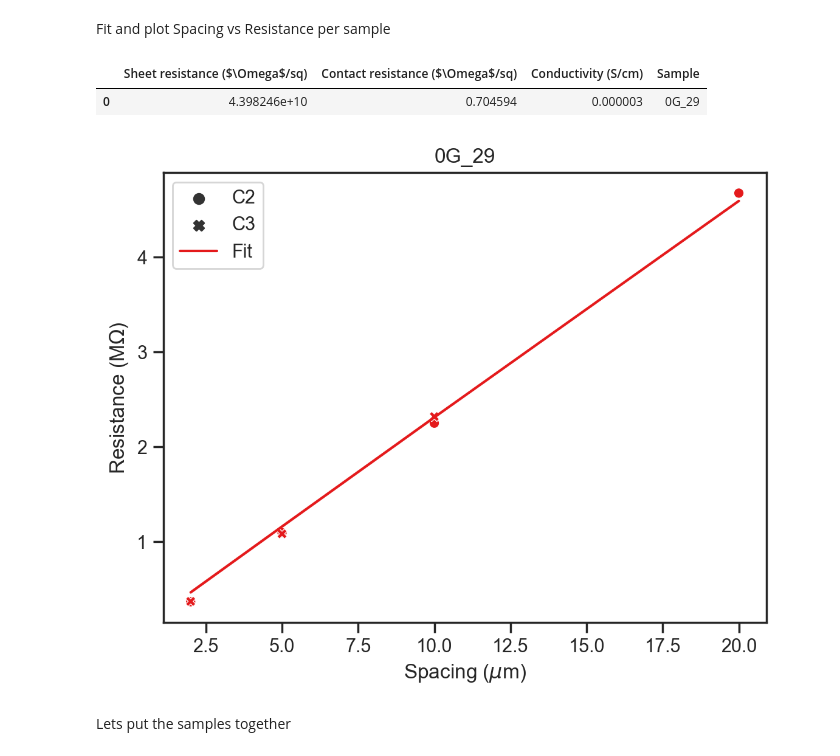
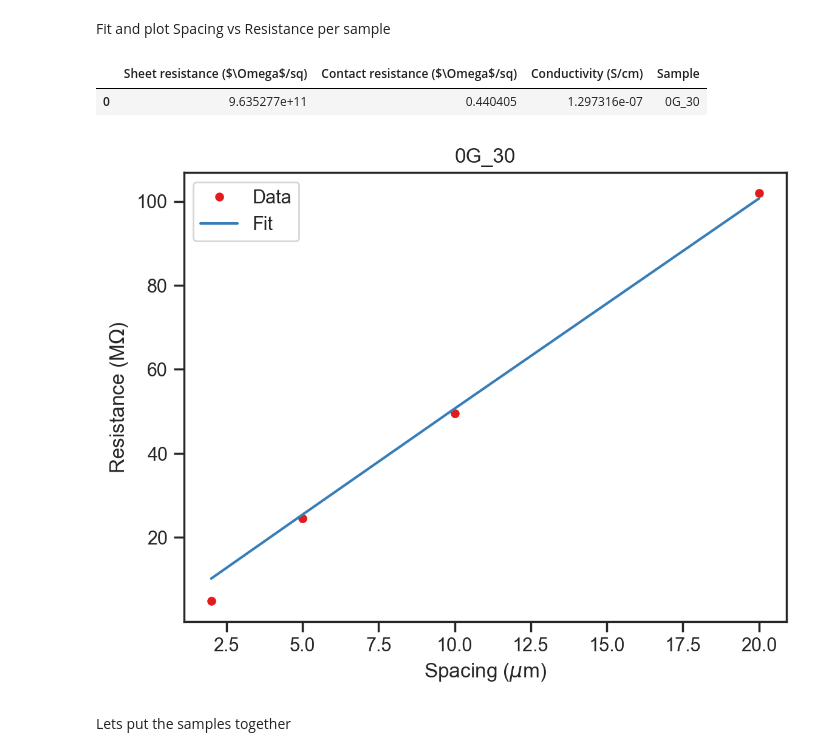
Before and after one commit to ridcil/Code, a Jupyter notebook: LSB_07_v2.ipynb, the cells around one changed output. Saved outputs shown, nothing was run; the diff lists cells and outputs as text; code cells hidden in the pictures.

```diff
--- a/LSB_07_v2.ipynb
+++ b/LSB_07_v2.ipynb
@@ -13,38 +13,38 @@ sns.set_theme(style = 'ticks', palette = 'Set1') #'Set1', 'Pastel1', 'Dark2'
 # %% [markdown]
 Fit and plot Spacing vs Resistance per sample
 # %%
-path_aut = r'C:\Users\lopezb41\OneDrive - imec\Documents\Experiments\Data\Contact Resistance\LSB_07\0G_29'
+path_aut = r'C:\Users\lopezb41\OneDrive - imec\Documents\Experiments\Data\Contact Resistance\LSB_07\0G_30'
 path_save = r'C:\Users\lopezb41\OneDrive - imec\Documents\Experiments\Data\Contact Resistance\LSB_07\Results'
-sample = '0G_29'
+sample = '0G_30'
 files_aut = [os.path.join(path_aut, i) for i in os.listdir(path_aut)]
 
 rt, tlm, val = idea.fit(files_aut, 80, sample)
 
 fig, ax = plt.subplots(dpi = 200)
-# sns.lineplot(data = tlm, x = 'Spacing ($\mu$m)', y = 'Resistance (M$\Omega$)', errorbar = 'sd', marker = 'o', linestyle = '', err_style='bars', label = 'Data') #, style = 'Column')
-sns.scatterplot(data = tlm, x = 'Spacing ($\mu$m)', y = 'Resistance (M$\Omega$)', style = 'Column')
+sns.lineplot(data = tlm, x = 'Spacing ($\mu$m)', y = 'Resistance (M$\Omega$)', errorbar = 'sd', marker = 'o', linestyle = '', err_style='bars', label = 'Data') #, style = 'Column')
+# sns.scatterplot(data = tlm, x = 'Spacing ($\mu$m)', y = 'Resistance (M$\Omega$)') #, style = 'Column')
 sns.lineplot(data = tlm, x = 'Spacing ($\mu$m)', y = 'Fit', label = 'Fit') #, hue = 'Column')
 ax.xaxis.set_major_formatter(lambda x, pos: '{:.1f}'.format(x * 1e4))
 ax.yaxis.set_major_formatter(lambda x, pos: '{:.0f}'.format(x / 1e6))
 plt.title(sample)
 
-tlm.to_csv(os.path.join(path_save, sample + '.txt'), sep = ';', index = False)
-val.to_csv(os.path.join(path_save, 'val_' + sample + '.txt'), sep = ';', index = False)
+# tlm.to_csv(os.path.join(path_save, sample + '.txt'), sep = ';', index = False)
+# val.to_csv(os.path.join(path_save, 'val_' + sample + '.txt'), sep = ';', index = False)
 
 # display(tlm)
 # display(rt)
 display(val)
 
 # fig, ax = plt.subplots(dpi = 200)
 # sns.lineplot(data = rt, x = 'Potential (V)', y = 'Current (A)', hue = 'Structure', errorbar='sd', style = 'Column')
 # ax.yaxis.set_major_formatter(lambda x, pos: '{:.2f}'.format(x * 1e6))
 # ax.set_ylabel('Current ($\mu$A)')
 # ax.set_title(sample)
 # plt.legend(ncol = 2)
 # %% [output]
 |  | Sheet resistance ($\Omega$/sq) | Contact resistance ($\Omega$/sq) | Conductivity (S/cm) | Sample |
-| 0 | 4.398246e+10 | 0.704594 | 0.000003 | 0G_29 |
+| 0 | 9.635277e+11 | 0.440405 | 1.297316e-07 | 0G_30 |
-[figure, old version]
+[figure, new version]
 # %% [markdown]
 Lets put the samples together
 # %%
```
Also changed, not shown: parts of 1 cell of this notebook, 9 other files.
